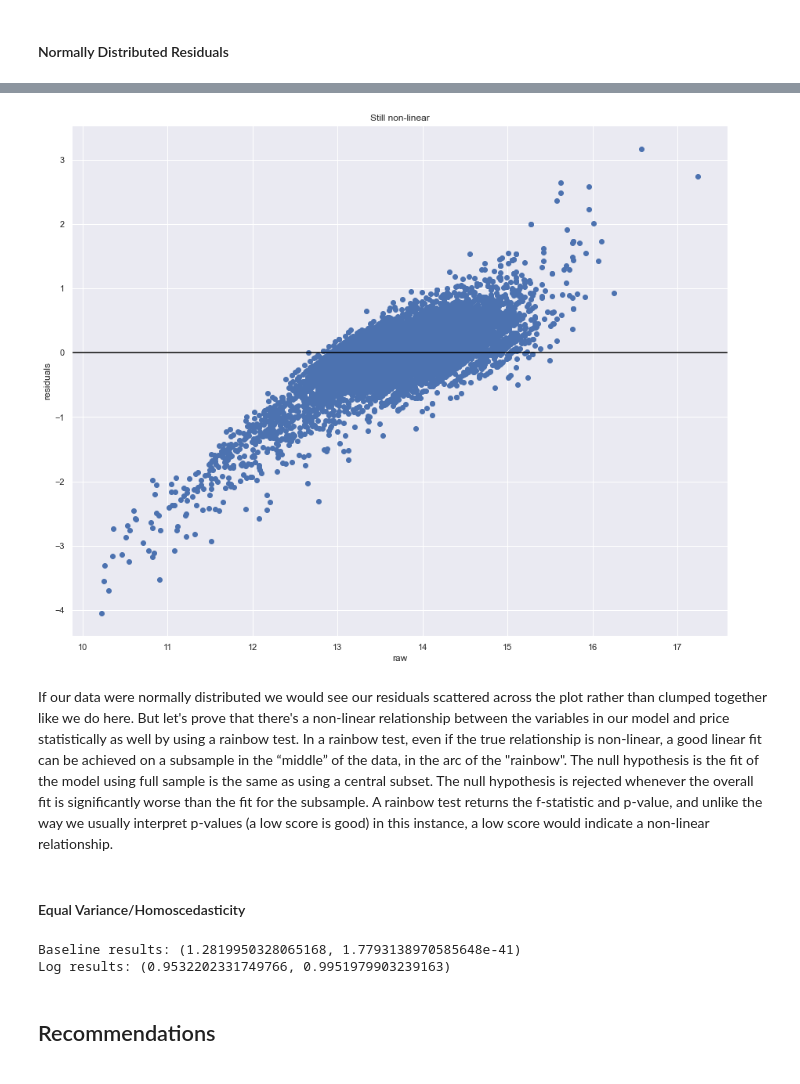
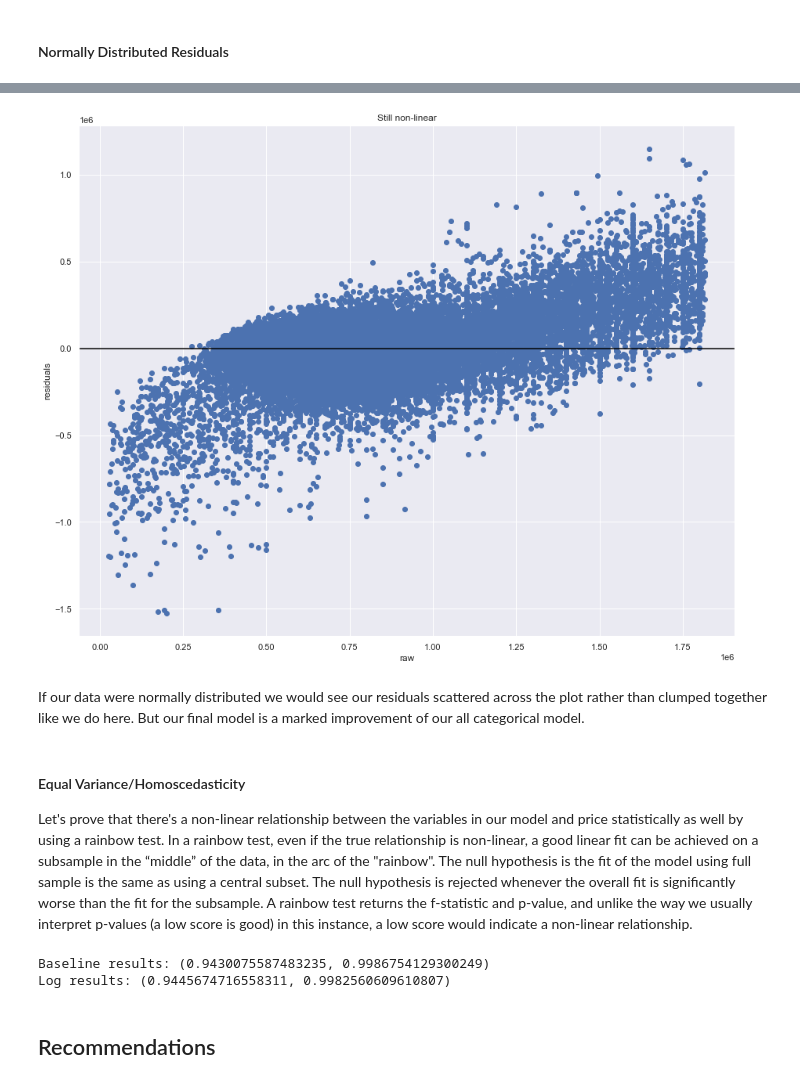
Before and after one commit to slowings/phase2-project, a Jupyter notebook: Final.ipynb, the cells around one changed output, grey strips where cells are left out. Drawn from its saved outputs; the diff is of its cells as text; code cells hidden in the pictures.

```diff
--- a/Final.ipynb
+++ b/Final.ipynb
@@ -351,6 +351,6 @@ X_raw_cat.drop(['waterfront_NO', 'greenbelt_NO',
                axis=1, inplace=True)
 # %%
-cat_model= sm.OLS(y_raw, sm.add_constant(X_raw_cat))
+cat_model= sm.OLS(y_raw_cat, sm.add_constant(X_raw_cat))
 cat_results = cat_model.fit()
 cat_results.summary()
 # %% [output]
@@ -469,0 +510,3 @@ Not looking great..."fair" and "good" look about equal, and there's a big uptick
+# %%
+view_dict = { 'NONE':'NO', "AVERAGE":"YES", "GOOD":"YES", "EXCELLENT": "YES", "FAIR": "YES" }
+kc_clean.view.replace(to_replace=view_dict,inplace=True)
@@ -540,10 +589,10 @@ scatter plot
 # %%
-y_raw = kc_clean["price"]
-X_raw = kc_clean[['grade', 'zip']]
-X_raw = pd.get_dummies(X_raw, columns=['zip', 'grade'])
-X_raw.drop(['zip_98039', 'grade_3'], axis=1, inplace=True)
+y_baseline = kc_clean["price"]
+X_baseline = kc_clean[['grade', 'zip', 'sqft_living', 'waterfront', 'greenbelt']]
+X_baseline = pd.get_dummies(X_baseline, columns=['zip', 'grade', 'waterfront', 'greenbelt'])
+X_baseline.drop(['zip_98039', 'grade_3', 'waterfront_YES', 'greenbelt_YES'], axis=1, inplace=True)
 # %%
-baseline_model = sm.OLS(y_raw, sm.add_constant(X_raw))
+baseline_model = sm.OLS(y_baseline, sm.add_constant(X_baseline))
 baseline_results = baseline_model.fit()
 baseline_results.summary()
 # %% [output]
@@ -809,23 +884,27 @@ ax.set_title("Non-Linear Relationship- Baseline Model Residual Plot");
 # %%
 fig, ax = plt.subplots()
 
-ax.scatter(y_log, X_log_results.resid)
+ax.scatter(y_baseline, baseline_results.resid)
 ax.axhline(y=0, color="black")
 ax.set_xlabel("raw")
 ax.set_ylabel("residuals")
 ax.set_title("Still non-linear");
 # %% [output]
-[figure, old version]
+[figure, new version]
+# %% [markdown]
+If our data were normally distributed we would see our residuals scattered across the plot rather than clumped together like we do here.  But our final model is a marked improvement of our all categorical model.
 # %% [markdown]
-If our data were normally distributed we would see our residuals scattered across the plot rather than clumped together like we do here.  But let's prove that there's a non-linear relationship between the variables in our model and price statistically as well by using a rainbow test.  In a rainbow test, even if the true relationship is non-linear, a good linear fit can be achieved on a subsample in the “middle” of the data, in the arc of the "rainbow".  The null hypothesis is the fit of the model using full sample is the same as using a central subset. The null hypothesis is rejected whenever the overall fit is significantly worse than the fit for the subsample.  A rainbow test returns the f-statistic and p-value, and unlike the way we usually interpret p-values (a low score is good) in this instance, a low score would indicate a non-linear relationship.
+#### Equal Variance/Homoscedasticity
+Let's prove that there's a non-linear relationship between the variables in our model and price statistically as well by using a rainbow test.  In a rainbow test, even if the true relationship is non-linear, a good linear fit can be achieved on a subsample in the “middle” of the data, in the arc of the "rainbow".  The null hypothesis is the fit of the model using full sample is the same as using a central subset. The null hypothesis is rejected whenever the overall fit is significantly worse than the fit for the subsample.  A rainbow test returns the f-statistic and p-value, and unlike the way we usually interpret p-values (a low score is good) in this instance, a low score would indicate a non-linear relationship.
-# %% [markdown]
-#### Equal Variance/Homoscedasticity
 # %%
-print("Baseline results:", linear_rainbow(baseline_results))
-print("Log results:", linear_rainbow(X_log_results))
+import statsmodels.api as sms
+
+
+print("Baseline results:", sms.stats.diagnostic.linear_rainbow(baseline_results))
+print("Log results:", sms.stats.diagnostic.linear_rainbow(X_log_results))
 # %% [output]
-Baseline results: (1.2819950328065168, 1.7793138970585648e-41)
-Log results: (0.9532202331749766, 0.9951979903239163)
+Baseline results: (0.9430075587483235, 0.9986754129300249)
+Log results: (0.9445674716558311, 0.9982560609610807)
 # %% [markdown]
 ## Recommendations
 # %% [markdown]
```
Also changed, not shown: parts of 76 cells of this notebook, 1 other file.
